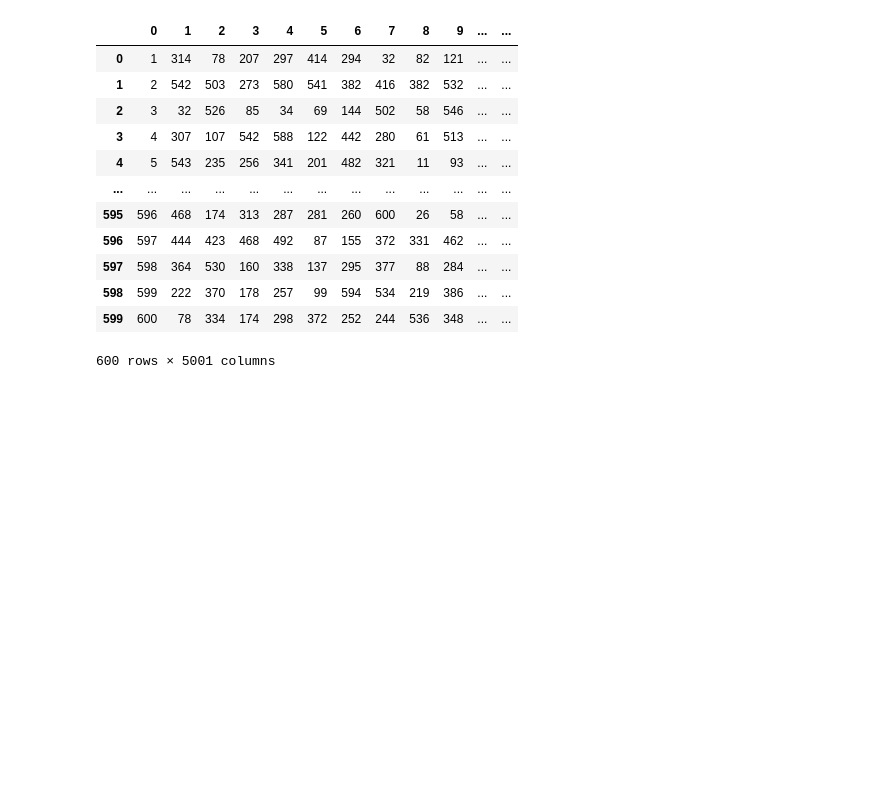
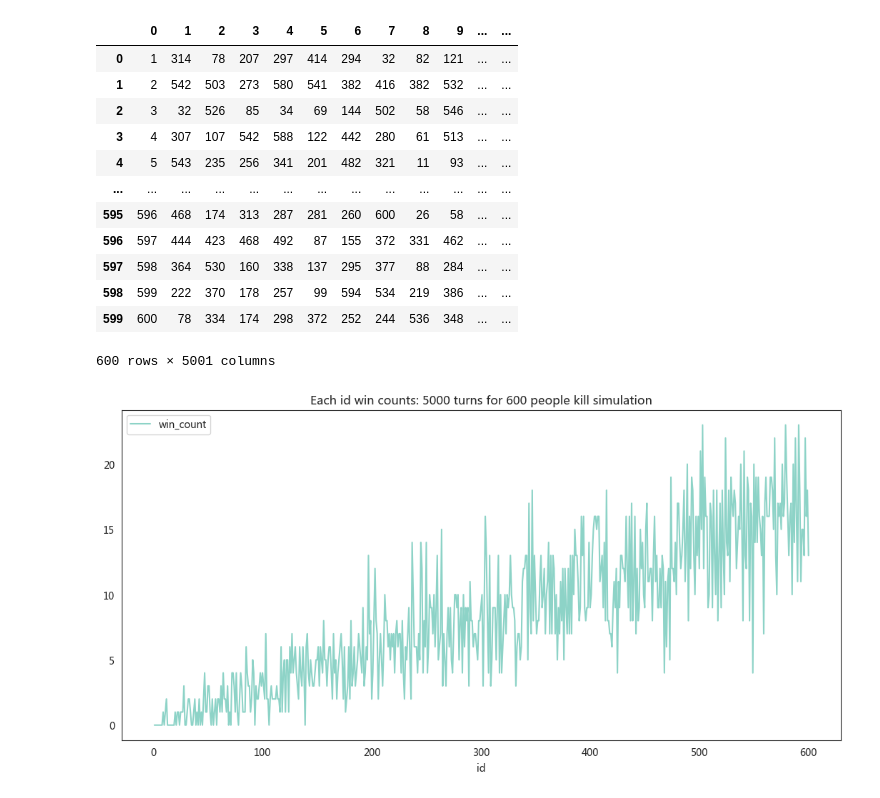
Before and after one commit to Republic1024/RandomKillSimulation, a Jupyter notebook: rk_2.ipynb, the cells around one changed output. Saved outputs shown, nothing was run; the diff lists cells and outputs as text; code cells hidden in the pictures; blank space fills up the shorter version.

```diff
--- a/rk_2.ipynb
+++ b/rk_2.ipynb
@@ -76,0 +146,26 @@ pd.DataFrame(np_simul)
+# %%
+a = winner_ids
+b = np.array(range(1, 1 + num_people))
+
+last_killed_counts = pd.DataFrame({
+    'id':
+    b,
+    'win_count':
+    pd.DataFrame(np.concatenate((a, b))).value_counts().sort_index().values - 1
+})
+last_killed_counts.plot(
+    x='id',
+    y='win_count',
+    figsize=(13, 6),
+    title=
+    f"Each id win counts: {N} turns for {num_people} people kill simulation")
+last_killed_counts.to_csv("./result/stats/each_ids_win_counts.csv",
+                          index=False)
+
+
+df_simul['mean'] = df_simul.iloc[:, 1:].mean(axis=1)
+df_simul['id']=np.array(range(1, 1 + num_people))
+df_simul[['id', 'mean']].to_csv("./result/stats/each_ids_avg_survival_turns.csv",
+                             index=False)
+# %% [output]
+[figure, added]
```
Also changed, not shown: parts of 3 cells of this notebook, 8 other files.
